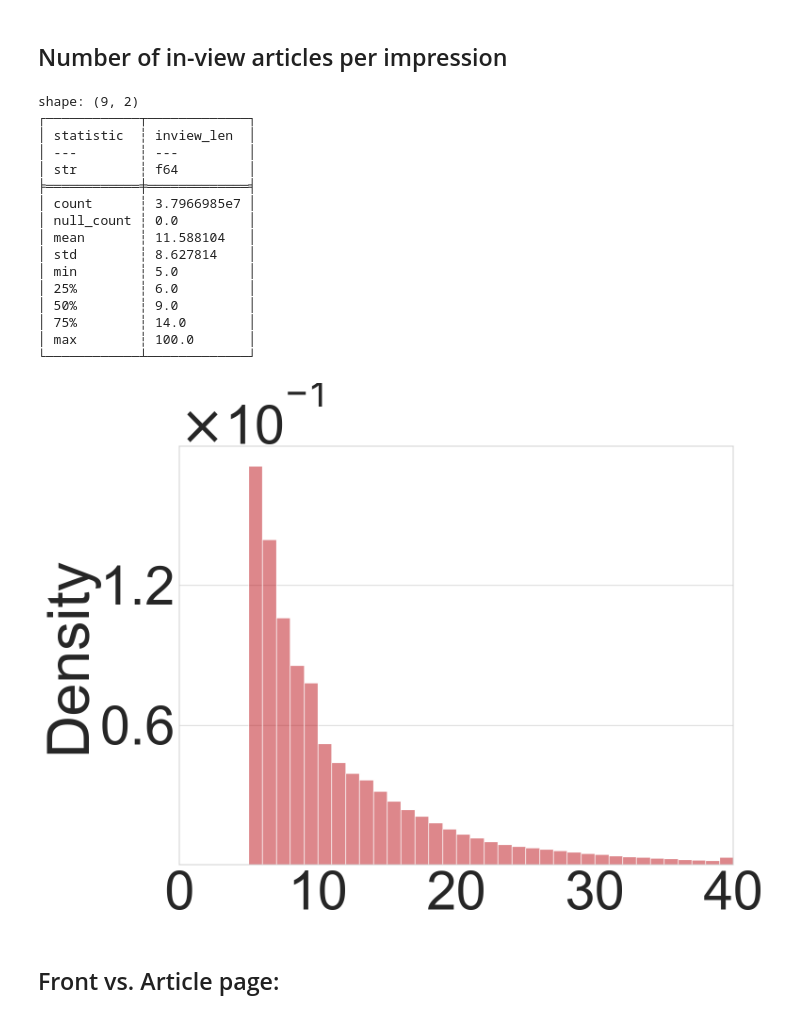
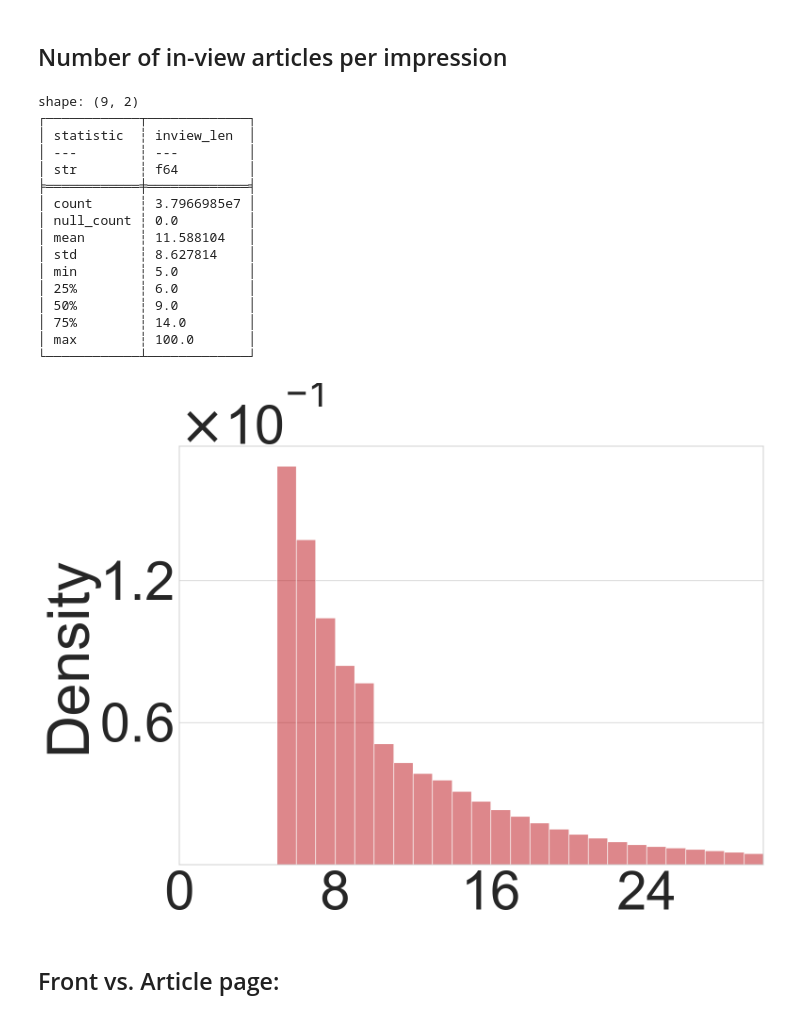
Before and after one commit to ebanalyse/ebnerd-benchmark, a Jupyter notebook: examples/01_datasets/ebnerd_descriptive_analysis.ipynb, the cells around one changed output. Cells and saved outputs as stored; diff of their text form; code cells hidden in the pictures.

```diff
--- a/examples/01_datasets/ebnerd_descriptive_analysis.ipynb
+++ b/examples/01_datasets/ebnerd_descriptive_analysis.ipynb
@@ -536,34 +537,34 @@ shape: (9, 2)
 # %%
 print(df_behaviors.select(N_INVIEW_ARTICLES).describe())
 # =>
 plot_histogram(
     df_behaviors.select(N_INVIEW_ARTICLES).collect(),
-    x_max=40,
+    x_max=30,
     num_xticks=4,
     num_yticks=3,
     fontsize=90,
     binwidth=1,
     column_name=N_INVIEW_ARTICLES,
     save_path=PLOT_PATH.joinpath(N_INVIEW_ARTICLES + f".png"),
 )
 # %% [output]
 shape: (9, 2)
 ┌────────────┬─────────────┐
 │ statistic  ┆ inview_len  │
 │ ---        ┆ ---         │
 │ str        ┆ f64         │
 ╞════════════╪═════════════╡
 │ count      ┆ 3.7966985e7 │
 │ null_count ┆ 0.0         │
 │ mean       ┆ 11.588104   │
 │ std        ┆ 8.627814    │
 │ min        ┆ 5.0         │
 │ 25%        ┆ 6.0         │
 │ 50%        ┆ 9.0         │
 │ 75%        ┆ 14.0        │
 │ max        ┆ 100.0       │
 └────────────┴─────────────┘
-[figure, old version]
+[figure, new version]
 # %% [markdown]
 ## Front vs. Article page:
 # %%
```
Also changed, not shown: parts of 7 cells of this notebook, 6 other files.
